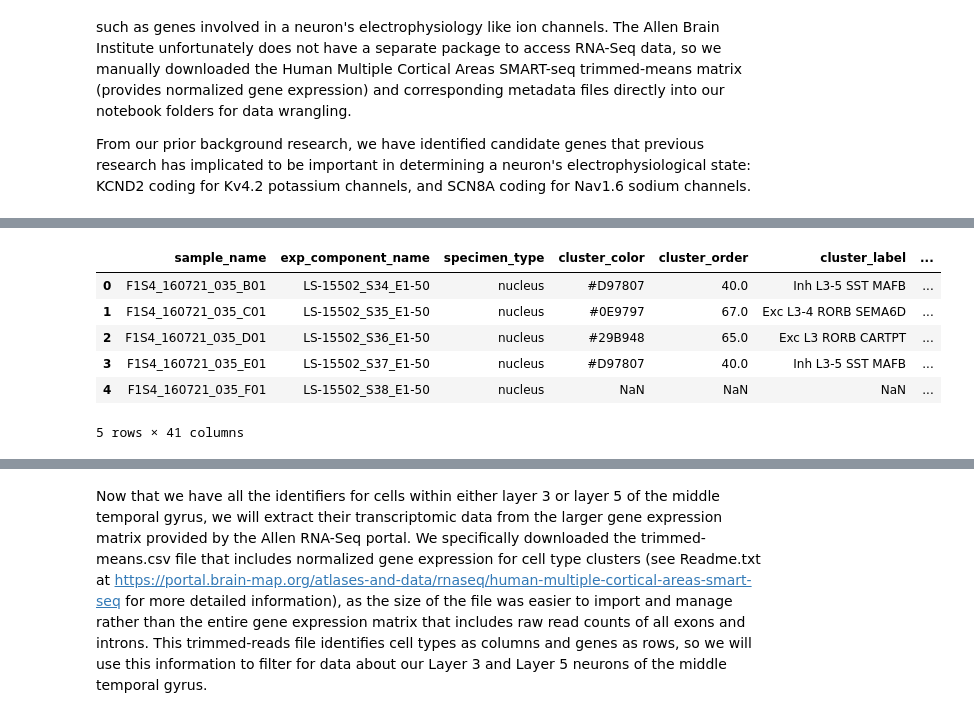
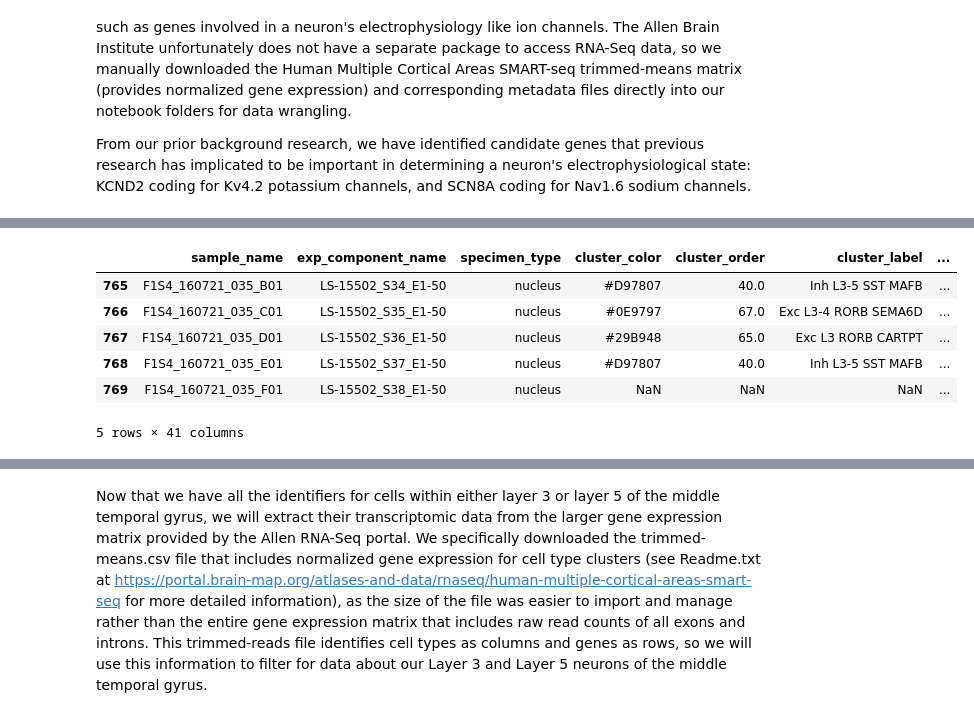
Before and after one commit to cbn003/CellTypes, a Jupyter notebook: CellTypesProject.ipynb, the cells around one changed output, grey strips where cells are left out. Saved outputs shown, nothing was run; the diff lists cells and outputs as text; code cells hidden in the pictures.

```diff
--- a/CellTypesProject.ipynb
+++ b/CellTypesProject.ipynb
@@ -223,3 +223,8 @@ Figure 2. Furthermore, to see if our data follows a normal distribution pattern,
 Moving forward to the gene expression, we will also be using the Allen RNA-Seq data (https://celltypes.brain-map.org/rnaseq/search), which showcases the RNA transcriptomic expression in cells, such as which genes are expressed and how much. This could provide valuable insight on gene expression differences between Layer 3 and Layer 5 cortical neurons, such as genes involved in a neuron's electrophysiology like ion channels. The Allen Brain Institute unfortunately does not have a separate package to access RNA-Seq data, so we manually downloaded the Human Multiple Cortical Areas SMART-seq trimmed-means matrix (provides normalized gene expression) and corresponding metadata files directly into our notebook folders for data wrangling.
 
 From our prior background research, we have identified candidate genes that previous research has implicated to be important in determining a neuron's electrophysiological state: KCND2 coding for Kv4.2 potassium channels, and SCN8A coding for Nav1.6 sodium channels.
+# %%
+# Uploading the metadata file provided by the Human Multiple Cortical Areas SMART-seq database
+gene_metadata = pd.read_csv('metadata_new.csv')
+gene_metadata = pd.DataFrame(gene_metadata)
+gene_metadata.head(5)
@@ -226,21 +239,20 @@ From our prior background research, we have identified candidate genes that prev
 # %%
-# Uploading the metadata file provided by the Human Multiple Cortical Areas SMART-seq database that will help us sort for MTG neurons in layer 3 and layer 5
-gene_metadata = pd.read_csv('metadata.csv')
-gene_metadata = pd.DataFrame(gene_metadata)
+# Filtering for only cells within the MTG via region label
+gene_MTG_metadata = gene_metadata[gene_metadata['region_label'] == 'MTG']
 
 # Filtering even further for samples in the MTG dataframe by their cortical layer, either from Layer 3 or Layer 5
-layer3_genedf = gene_metadata[gene_metadata['cortical_layer_label'] == 'L3']
-layer5_genedf = gene_metadata[gene_metadata['cortical_layer_label'] == 'L5']
+layer3_genedf = gene_MTG_metadata[gene_MTG_metadata['cortical_layer_label'] == 'L3']
+layer5_genedf = gene_MTG_metadata[gene_MTG_metadata['cortical_layer_label'] == 'L5']
 
 # Checking to make sure the filters passed correctly
 layer3_genedf.head(5)
 # %% [output]
 |  | sample_name | exp_component_name | specimen_type | cluster_color | cluster_order | cluster_label | ... |
-| 0 | F1S4_160721_035_B01 | LS-15502_S34_E1-50 | nucleus | #D97807 | 40.0 | Inh L3-5 SST MAFB | ... |
-| 1 | F1S4_160721_035_C01 | LS-15502_S35_E1-50 | nucleus | #0E9797 | 67.0 | Exc L3-4 RORB SEMA6D | ... |
-| 2 | F1S4_160721_035_D01 | LS-15502_S36_E1-50 | nucleus | #29B948 | 65.0 | Exc L3 RORB CARTPT | ... |
-| 3 | F1S4_160721_035_E01 | LS-15502_S37_E1-50 | nucleus | #D97807 | 40.0 | Inh L3-5 SST MAFB | ... |
-| 4 | F1S4_160721_035_F01 | LS-15502_S38_E1-50 | nucleus | NaN | NaN | NaN | ... |
+| 765 | F1S4_160721_035_B01 | LS-15502_S34_E1-50 | nucleus | #D97807 | 40.0 | Inh L3-5 SST MAFB | ... |
+| 766 | F1S4_160721_035_C01 | LS-15502_S35_E1-50 | nucleus | #0E9797 | 67.0 | Exc L3-4 RORB SEMA6D | ... |
+| 767 | F1S4_160721_035_D01 | LS-15502_S36_E1-50 | nucleus | #29B948 | 65.0 | Exc L3 RORB CARTPT | ... |
+| 768 | F1S4_160721_035_E01 | LS-15502_S37_E1-50 | nucleus | #D97807 | 40.0 | Inh L3-5 SST MAFB | ... |
+| 769 | F1S4_160721_035_F01 | LS-15502_S38_E1-50 | nucleus | NaN | NaN | NaN | ... |
 5 rows × 41 columns
 # %%
 # Checking to make sure the filters passed correctly
```
Also changed, not shown: parts of 3 cells of this notebook.
